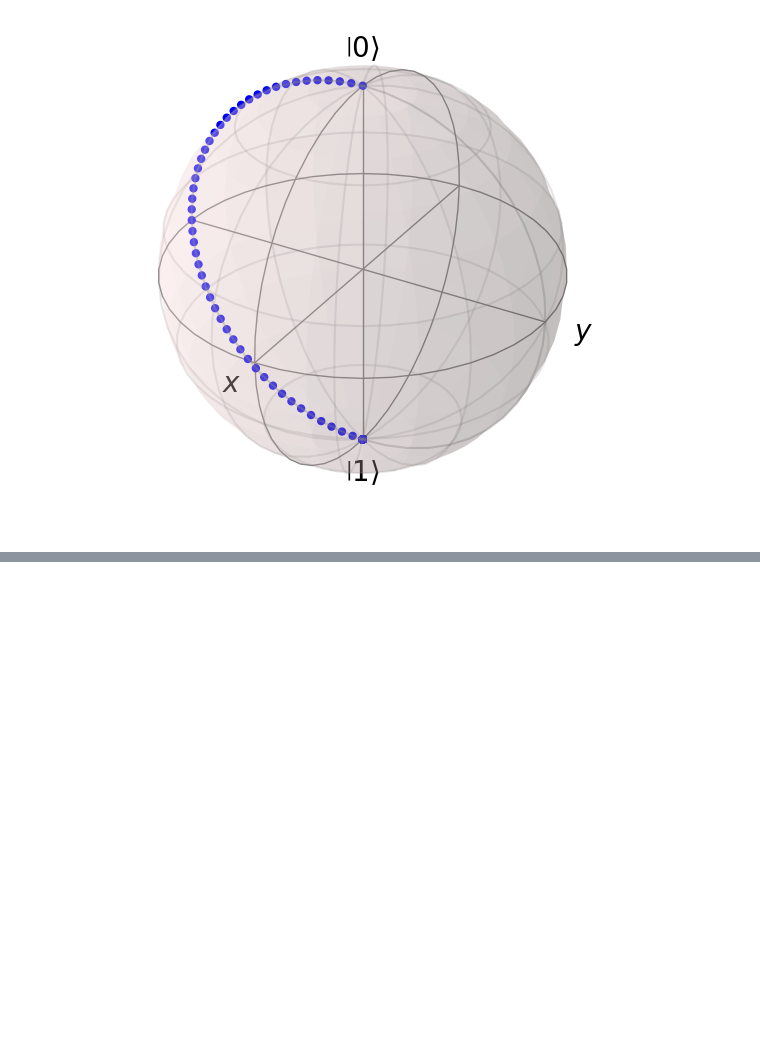
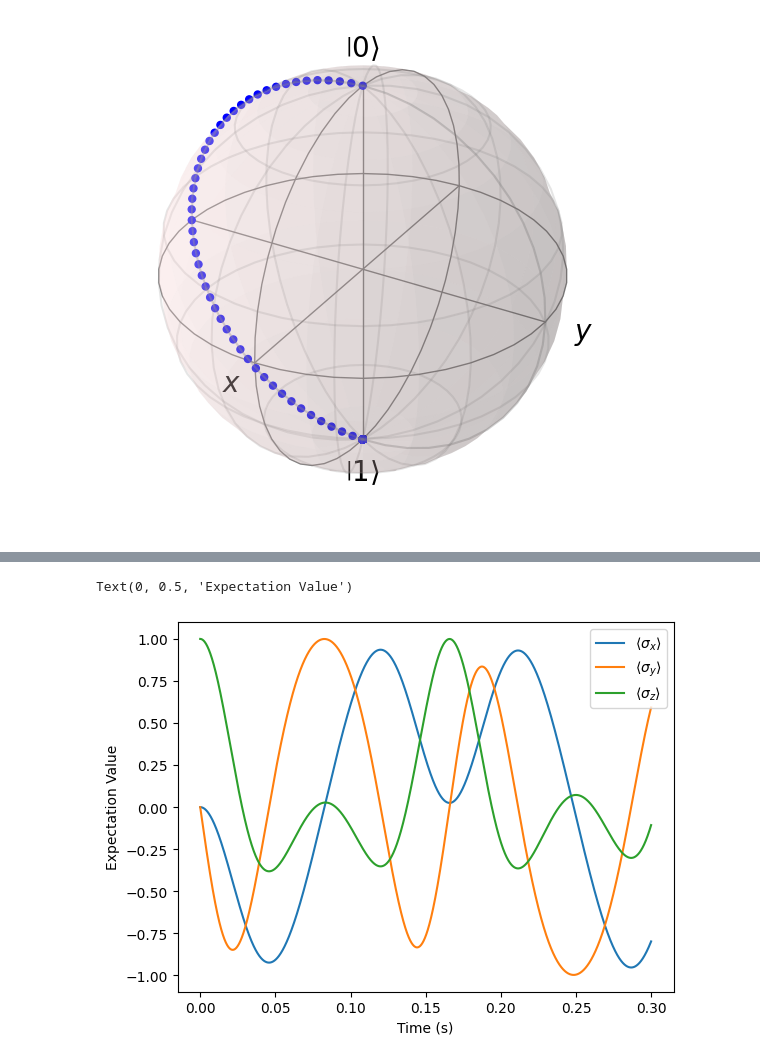
Before and after one commit to BrainConnection/Dynamical_Decoupling_Project, a Jupyter notebook: Project Dynamic Decoupling/CP CPMG UDD Practice.ipynb, the cells around one changed output, grey strips where cells are left out. Drawn from its saved outputs; the diff is of its cells as text; code cells hidden in the pictures; blank space fills up the shorter version.

```diff
--- a/Project Dynamic Decoupling/CP CPMG UDD Practice.ipynb
+++ b/Project Dynamic Decoupling/CP CPMG UDD Practice.ipynb
@@ -102,0 +170,10 @@ sphere.show()
+# %%
+# operator
+
+sz = sigmaz()
+sx = sigmax()
+sy = sigmay()
+
+H0 = -0.5*omega_q*sz
+
+op_list = [sx, sy, sz]
@@ -102,0 +199,20 @@ sphere.show()
+# %%
+result0 = mesolve(
+    [H0, [sx, Hrd_coeff]],
+    basis(2,0),
+    tlist,
+    args = {'A': 10*np.pi, 'T': 0.5, 'omega_rd': omega_rd},
+    e_ops = op_list,
+    options = Options(nsteps = 1000000, atol = 1e-10, rtol = 1e-8)
+)
+# %%
+fig, ax = plt.subplots(1, 1)
+ax.plot(tlist, result0.expect[0], label = r'$\langle\sigma_x\rangle$')
+ax.plot(tlist, result0.expect[1], label = r'$\langle\sigma_y\rangle$')
+ax.plot(tlist, result0.expect[2], label = r'$\langle\sigma_z\rangle$')
+ax.legend(loc = 0)
+ax.set_xlabel('Time (s)')
+ax.set_ylabel('Expectation Value')
+# %% [output]
+Text(0, 0.5, 'Expectation Value')
+[figure, added]
```
Also changed, not shown: parts of 10 cells of this notebook.
